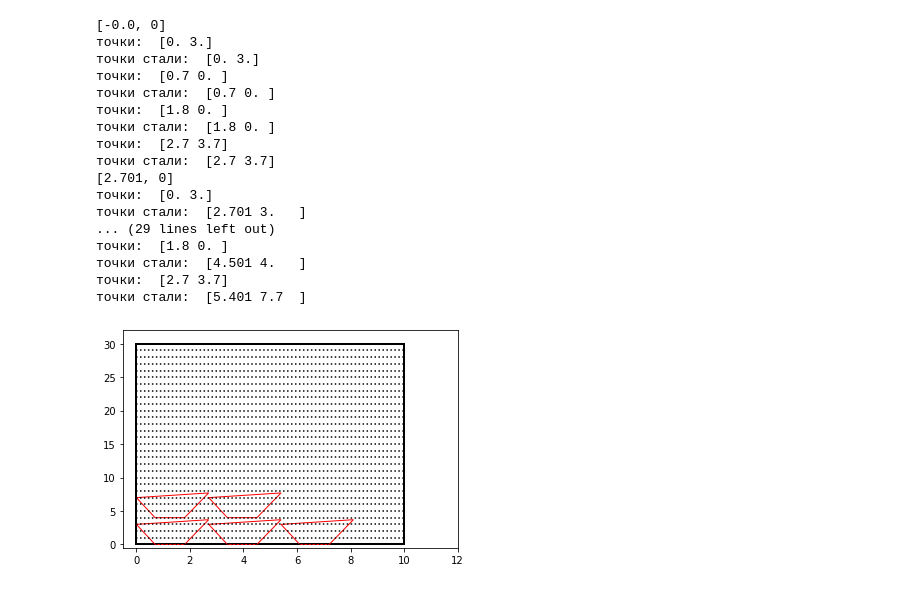
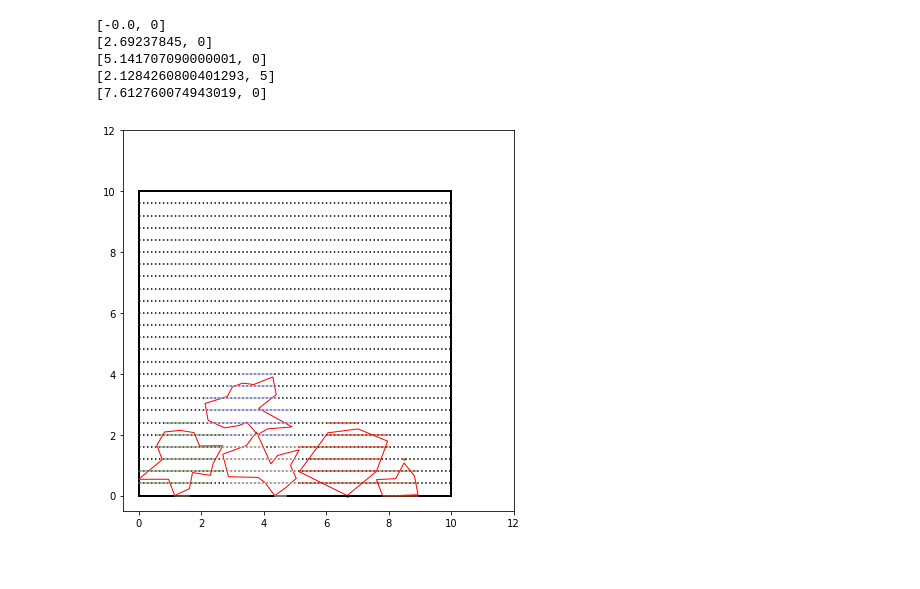
Before and after one commit to LyapinAlex/NestingProblem-BMW2022, a Jupyter notebook: src/smth2lines/bottom_left_exp.ipynb, the cells around one changed output. Saved outputs shown, nothing was run; the diff lists cells and outputs as text; code cells hidden in the pictures; blank space fills up the shorter version.

```diff
--- a/src/smth2lines/bottom_left_exp.ipynb
+++ b/src/smth2lines/bottom_left_exp.ipynb
@@ -62,0 +85,12 @@ packaging.h = h
+# %%
+packing.items = np.full(len(polygons), None)
+print('hello')
+for id in range(len(polygons)):
+    item = Item(id, polygons[id])
+    packing.items[id] = item
+
+print('hello')
+packing.pallets = pallets
+print('hello')
+packing.h = h
+packing.add_segments_for_items()
@@ -135,57 +153,64 @@ pack_segments(packaging.items, packaging.pallets)
 # %%
+import random
 from matplotlib import pyplot as plt, patches
 
 pallet_width = 10
-pallet_height = 30
+pallet_height = 10
 
 fig, ax = plt.subplots()
+
+MAX_SIZE = 7
+if pallet_width > pallet_height:
+    fig.set_figheight(MAX_SIZE)
+    fig.set_figwidth(
+        MAX_SIZE * pallet_width/pallet_height)
+else:
+    fig.set_figheight(
+        MAX_SIZE * pallet_height/pallet_width)
+    fig.set_figwidth(MAX_SIZE)
 
 pallet = patches.Rectangle((0, 0),
                             pallet_width,
                             pallet_height,
                             linewidth=2,
                             facecolor='none',
                             edgecolor='black')
 ax.add_patch(pallet)
 ax.set_xlim(-0.5, pallet_width + 2)
 ax.set_ylim(-0.5, pallet_height + 2)
 
 for i in range(int(pallet_height/h)):
     plt.plot([0, pallet_width], [i*h, i*h], linestyle = 'dotted', color = 'black')
 
 
-for polygon in items:
+for polygon in packing.items:
     print(polygon.t_vector)
     for point in polygon.points:
-        print('точки: ', point)
         point[0] += polygon.t_vector[0]
-        point[1] += polygon.t_vector[1]
-        print('точки стали: ', point)
+        point[1] += polygon.t_vector[1]*h
     figure = patches.Polygon(polygon.points,
                             linewidth=1,
                             edgecolor='red',
                             fill=False)
     ax.add_patch(figure)
+    random_color = "#" + \
+                ''.join([random.choice('0123456789ABCDEF') for j in range(6)])
+    for i in range(len(polygon.segments)):
+        for sigment in polygon.segments[i]:
+            sigment[0]+=polygon.t_vector[0]
+            sigment[1]+=polygon.t_vector[0]
+            if sigment[0] != sigment[1]:
+                plt.plot(sigment, [(i+polygon.t_vector[1])*h, (i+polygon.t_vector[1])*h], color = random_color, alpha=0.7)
+            else:
+                ax.scatter(sigment[0], (i+polygon.t_vector[1])*h, color = random_color, s = 4, alpha=0.7)
 
 
 plt.savefig('line-packing.png')
 # plt.show()
 # %% [output]
 [-0.0, 0]
-точки:  [0. 3.]
-точки стали:  [0. 3.]
-точки:  [0.7 0. ]
-точки стали:  [0.7 0. ]
-точки:  [1.8 0. ]
-точки стали:  [1.8 0. ]
-точки:  [2.7 3.7]
-точки стали:  [2.7 3.7]
-[2.701, 0]
-точки:  [0. 3.]
-точки стали:  [2.701 3.   ]
-... (29 lines left out)
-точки:  [1.8 0. ]
-точки стали:  [4.501 4.   ]
-точки:  [2.7 3.7]
-точки стали:  [5.401 7.7  ]
+[2.69237845, 0]
+[5.141707090000001, 0]
+[2.1284260800401293, 5]
+[7.612760074943019, 0]
-[figure, old version]
+[figure, new version]
```
Also changed, not shown: parts of 5 cells of this notebook, 7 other files.
